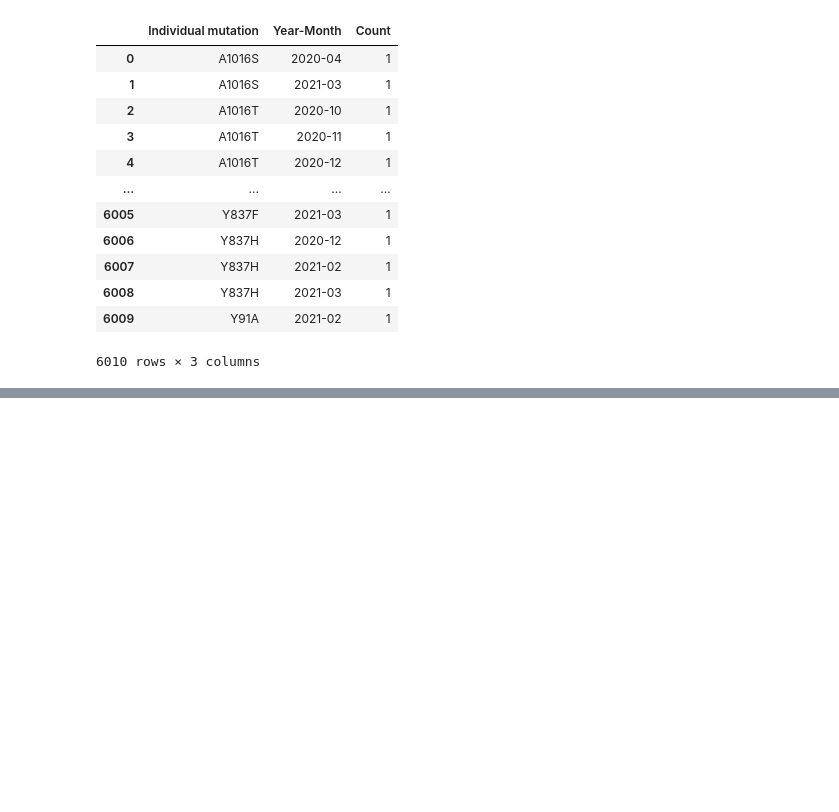
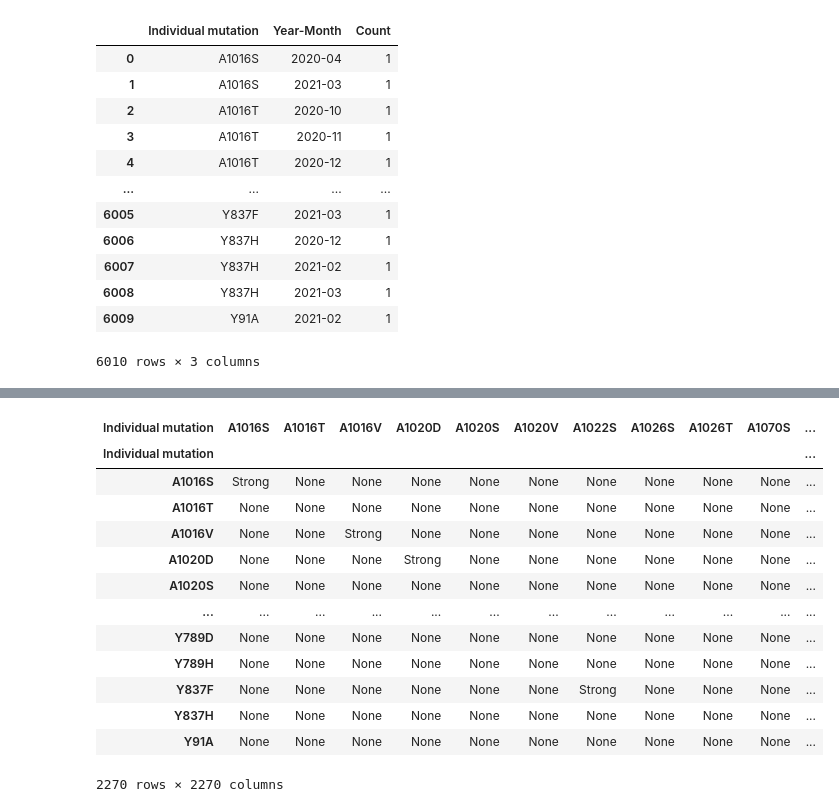
Before and after one commit to chuducthang77/coronavirus, a Jupyter notebook: Recurring_mutation.ipynb, the cells around one changed output, grey strips where cells are left out. Cells and saved outputs as stored; diff of their text form; code cells hidden in the pictures; blank space fills up the shorter version.

```diff
--- a/Recurring_mutation.ipynb
+++ b/Recurring_mutation.ipynb
@@ -304,2 +321,20 @@ array([['Strong', 'None', 'None', ..., 'None', 'None', 'None'],
        ['None', 'None', 'None', ..., 'None', 'None', 'Strong']],
       dtype='<U15')
+# %%
+result_df = pd.DataFrame(data=result, index=frequency_df.index, columns=frequency_df.index)
+result_df
+# %% [output]
+| Individual mutation | A1016S | A1016T | A1016V | A1020D | A1020S | A1020V | A1022S | A1026S | A1026T | A1070S | ... |
+| Individual mutation |  |  |  |  |  |  |  |  |  |  | ... |
+| A1016S | Strong | None | None | None | None | None | None | None | None | None | ... |
+| A1016T | None | None | None | None | None | None | None | None | None | None | ... |
+| A1016V | None | None | Strong | None | None | None | None | None | None | None | ... |
+| A1020D | None | None | None | Strong | None | None | None | None | None | None | ... |
+| A1020S | None | None | None | None | None | None | None | None | None | None | ... |
+| ... | ... | ... | ... | ... | ... | ... | ... | ... | ... | ... | ... |
+| Y789D | None | None | None | None | None | None | None | None | None | None | ... |
+| Y789H | None | None | None | None | None | None | None | None | None | None | ... |
+| Y837F | None | None | None | None | None | None | Strong | None | None | None | ... |
+| Y837H | None | None | None | None | None | None | None | None | None | None | ... |
+| Y91A | None | None | None | None | None | None | None | None | None | None | ... |
+2270 rows × 2270 columns
```
Also changed, not shown: parts of 5 cells of this notebook.
